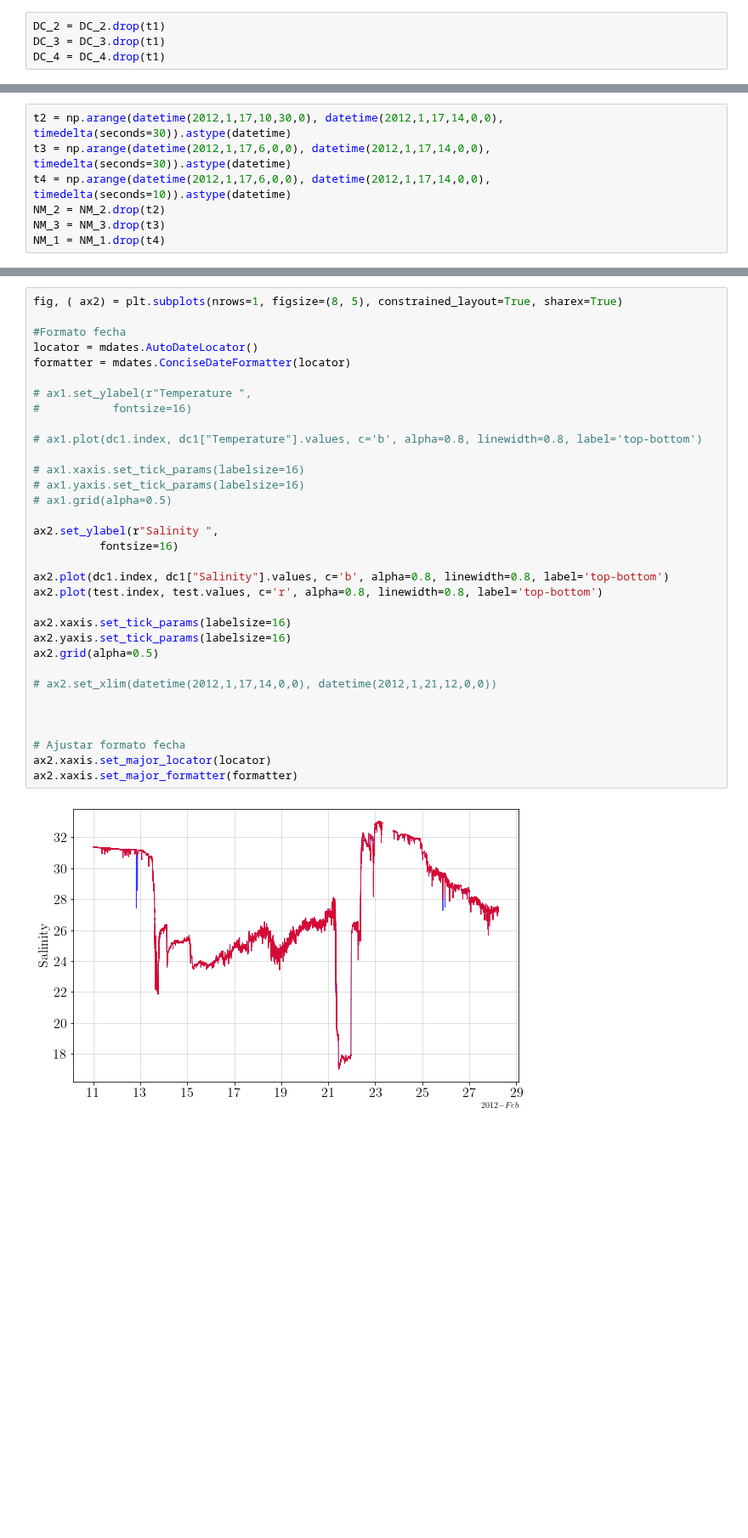
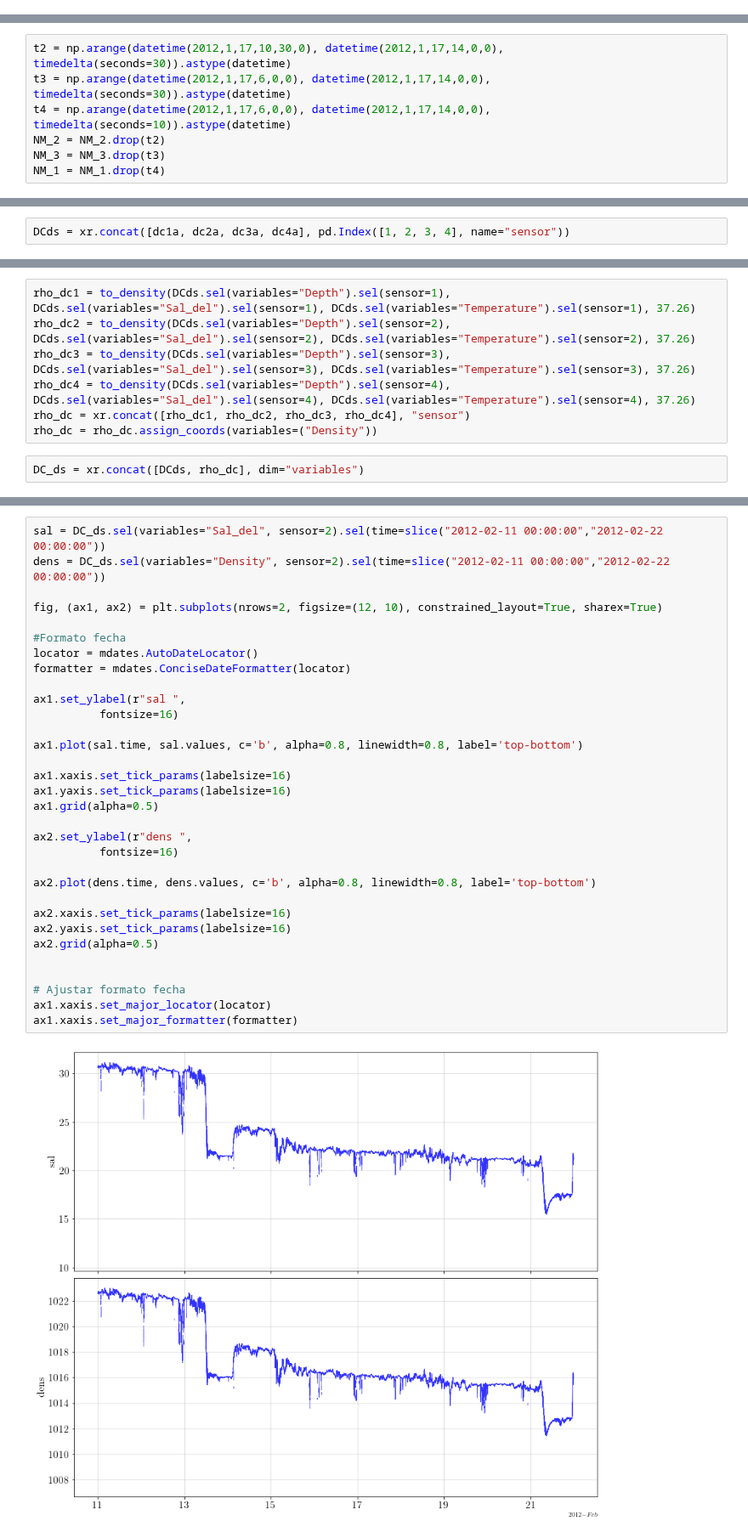
Before and after one commit to Dhannai/Thesis, a Jupyter notebook: febmar/del_sal_tem.ipynb, the cells around one changed output, grey strips where cells are left out. Shown at 85% size. Cells and saved outputs as stored; diff of their text form; blank space fills up the shorter version.

```diff
--- a/febmar/del_sal_tem.ipynb
+++ b/febmar/del_sal_tem.ipynb
@@ -313,5 +311 @@ DC_1 = DC_1.drop(t1)
-# %%
-DC_2 = DC_2.drop(t1)
-DC_3 = DC_3.drop(t1)
-DC_4 = DC_4.drop(t1)
 # %%
@@ -501,0 +526,2 @@ ax2.xaxis.set_major_formatter(formatter)
+# %%
+DCds = xr.concat([dc1a, dc2a, dc3a, dc4a], pd.Index([1, 2, 3, 4], name="sensor"))
@@ -501,0 +534,9 @@ ax2.xaxis.set_major_formatter(formatter)
+# %%
+rho_dc1 = to_density(DCds.sel(variables="Depth").sel(sensor=1), DCds.sel(variables="Sal_del").sel(sensor=1), DCds.sel(variables="Temperature").sel(sensor=1), 37.26)
+rho_dc2 = to_density(DCds.sel(variables="Depth").sel(sensor=2), DCds.sel(variables="Sal_del").sel(sensor=2), DCds.sel(variables="Temperature").sel(sensor=2), 37.26)
+rho_dc3 = to_density(DCds.sel(variables="Depth").sel(sensor=3), DCds.sel(variables="Sal_del").sel(sensor=3), DCds.sel(variables="Temperature").sel(sensor=3), 37.26)
+rho_dc4 = to_density(DCds.sel(variables="Depth").sel(sensor=4), DCds.sel(variables="Sal_del").sel(sensor=4), DCds.sel(variables="Temperature").sel(sensor=4), 37.26)
+rho_dc = xr.concat([rho_dc1, rho_dc2, rho_dc3, rho_dc4], "sensor")
+rho_dc = rho_dc.assign_coords(variables=("Density"))
+# %%
+DC_ds = xr.concat([DCds, rho_dc], dim="variables")
@@ -502,35 +569,34 @@ ax2.xaxis.set_major_formatter(formatter)
 # %%
-fig, ( ax2) = plt.subplots(nrows=1, figsize=(8, 5), constrained_layout=True, sharex=True)
+sal = DC_ds.sel(variables="Sal_del", sensor=2).sel(time=slice("2012-02-11 00:00:00","2012-02-22 00:00:00"))
+dens = DC_ds.sel(variables="Density", sensor=2).sel(time=slice("2012-02-11 00:00:00","2012-02-22 00:00:00"))
+
+fig, (ax1, ax2) = plt.subplots(nrows=2, figsize=(12, 10), constrained_layout=True, sharex=True)
 
 #Formato fecha
 locator = mdates.AutoDateLocator()
 formatter = mdates.ConciseDateFormatter(locator)
 
-# ax1.set_ylabel(r"Temperature ",
-#           fontsize=16)
-
-# ax1.plot(dc1.index, dc1["Temperature"].values, c='b', alpha=0.8, linewidth=0.8, label='top-bottom')
-
-# ax1.xaxis.set_tick_params(labelsize=16)
-# ax1.yaxis.set_tick_params(labelsize=16)
-# ax1.grid(alpha=0.5)
-
-ax2.set_ylabel(r"Salinity ",
+ax1.set_ylabel(r"sal ",
           fontsize=16)
 
-ax2.plot(dc1.index, dc1["Salinity"].values, c='b', alpha=0.8, linewidth=0.8, label='top-bottom')
-ax2.plot(test.index, test.values, c='r', alpha=0.8, linewidth=0.8, label='top-bottom')
+ax1.plot(sal.time, sal.values, c='b', alpha=0.8, linewidth=0.8, label='top-bottom')
+
+ax1.xaxis.set_tick_params(labelsize=16)
+ax1.yaxis.set_tick_params(labelsize=16)
+ax1.grid(alpha=0.5)
+
+ax2.set_ylabel(r"dens ",
+          fontsize=16)
+
+ax2.plot(dens.time, dens.values, c='b', alpha=0.8, linewidth=0.8, label='top-bottom')
 
 ax2.xaxis.set_tick_params(labelsize=16)
 ax2.yaxis.set_tick_params(labelsize=16)
 ax2.grid(alpha=0.5)
 
-# ax2.set_xlim(datetime(2012,1,17,14,0,0), datetime(2012,1,21,12,0,0))
-
-
 
 # Ajustar formato fecha
-ax2.xaxis.set_major_locator(locator)
-ax2.xaxis.set_major_formatter(formatter)
+ax1.xaxis.set_major_locator(locator)
+ax1.xaxis.set_major_formatter(formatter)
 # %% [output]
-[figure, old version]
+[figure, new version]
```
Also changed, not shown: parts of 30 cells of this notebook, 4 other files.
